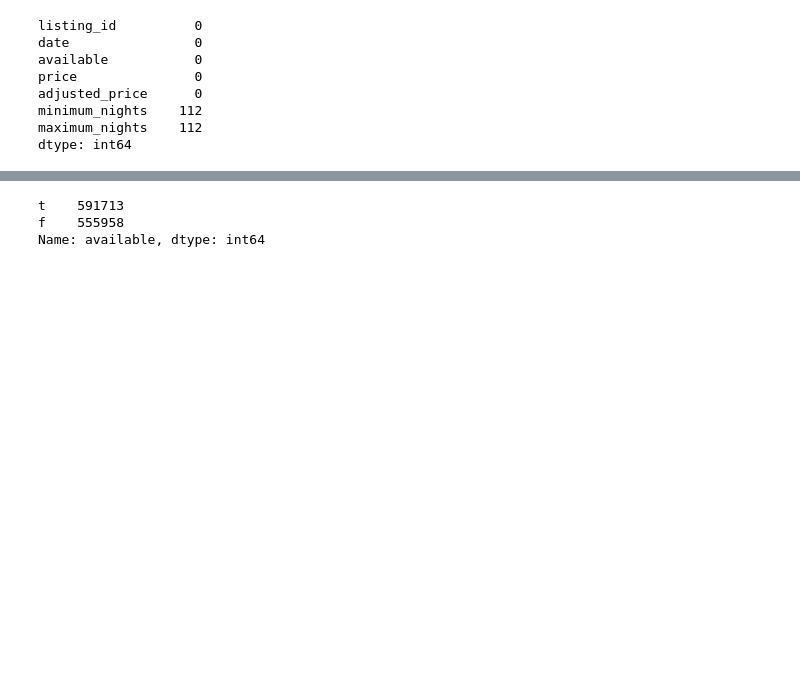
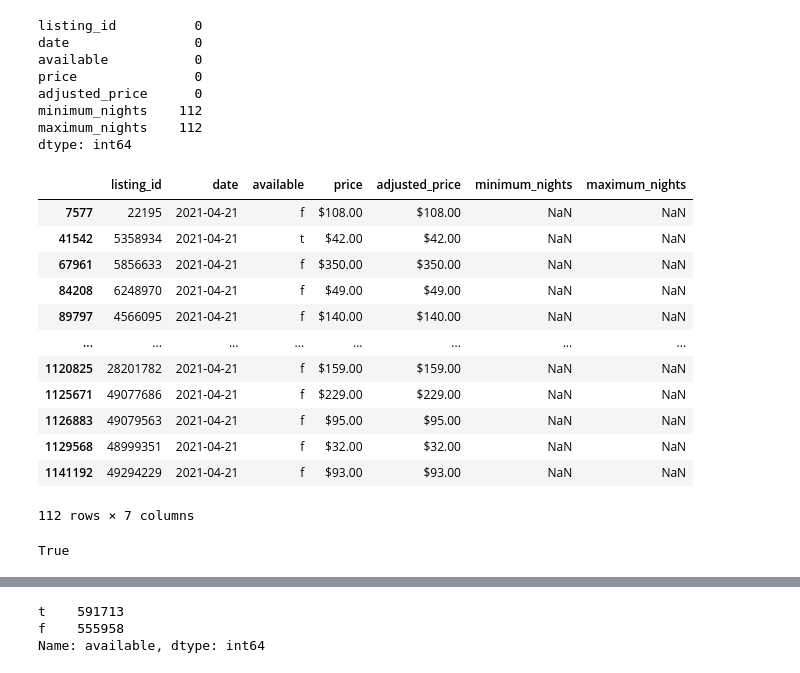
Before and after one commit to GuiOli91/Airbnb_2021Boston, a Jupyter notebook: Airbnb_Exploratory.ipynb, the cells around one changed output, grey strips where cells are left out. Cells and saved outputs as stored; diff of their text form; code cells hidden in the pictures; blank space fills up the shorter version.

```diff
--- a/Airbnb_Exploratory.ipynb
+++ b/Airbnb_Exploratory.ipynb
@@ -46,3 +81,23 @@ adjusted_price      0
 minimum_nights    112
 maximum_nights    112
 dtype: int64
+# %%
+calendar[calendar['maximum_nights'].isna()]
+# %% [output]
+|  | listing_id | date | available | price | adjusted_price | minimum_nights | maximum_nights |
+| 7577 | 22195 | 2021-04-21 | f | $108.00 | $108.00 | NaN | NaN |
+| 41542 | 5358934 | 2021-04-21 | t | $42.00 | $42.00 | NaN | NaN |
+| 67961 | 5856633 | 2021-04-21 | f | $350.00 | $350.00 | NaN | NaN |
+| 84208 | 6248970 | 2021-04-21 | f | $49.00 | $49.00 | NaN | NaN |
+| 89797 | 4566095 | 2021-04-21 | f | $140.00 | $140.00 | NaN | NaN |
+| ... | ... | ... | ... | ... | ... | ... | ... |
+| 1120825 | 28201782 | 2021-04-21 | f | $159.00 | $159.00 | NaN | NaN |
+| 1125671 | 49077686 | 2021-04-21 | f | $229.00 | $229.00 | NaN | NaN |
+| 1126883 | 49079563 | 2021-04-21 | f | $95.00 | $95.00 | NaN | NaN |
+| 1129568 | 48999351 | 2021-04-21 | f | $32.00 | $32.00 | NaN | NaN |
+| 1141192 | 49294229 | 2021-04-21 | f | $93.00 | $93.00 | NaN | NaN |
+112 rows × 7 columns
+# %%
+all(calendar[calendar['maximum_nights'].isna()]['minimum_nights'].isna())
+# %% [output]
+True
```
Also changed, not shown: parts of 90 cells of this notebook.
